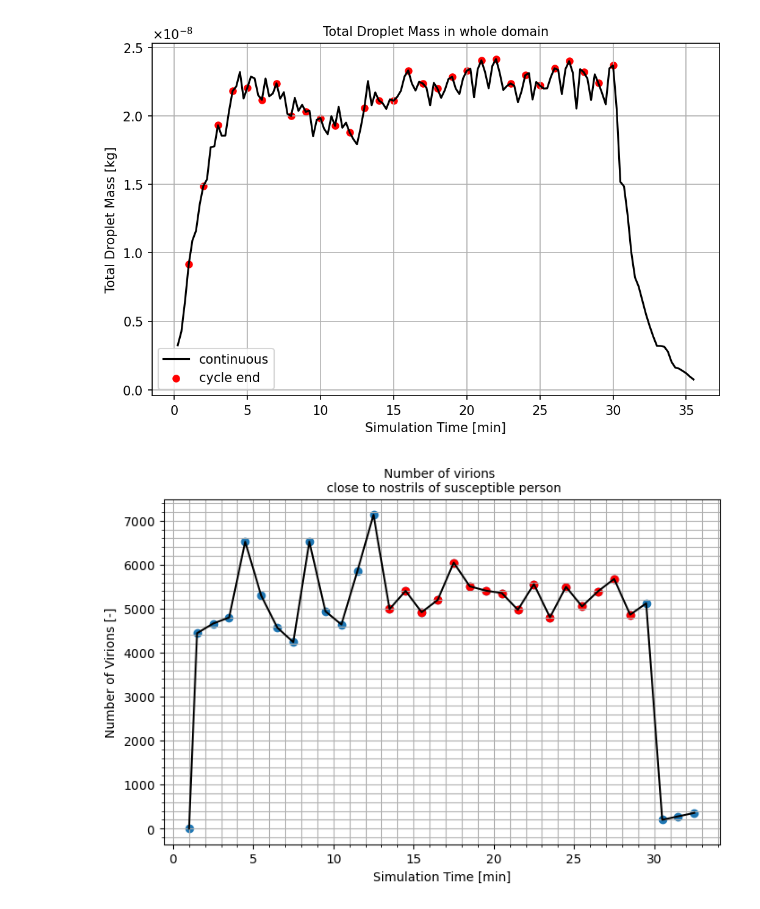
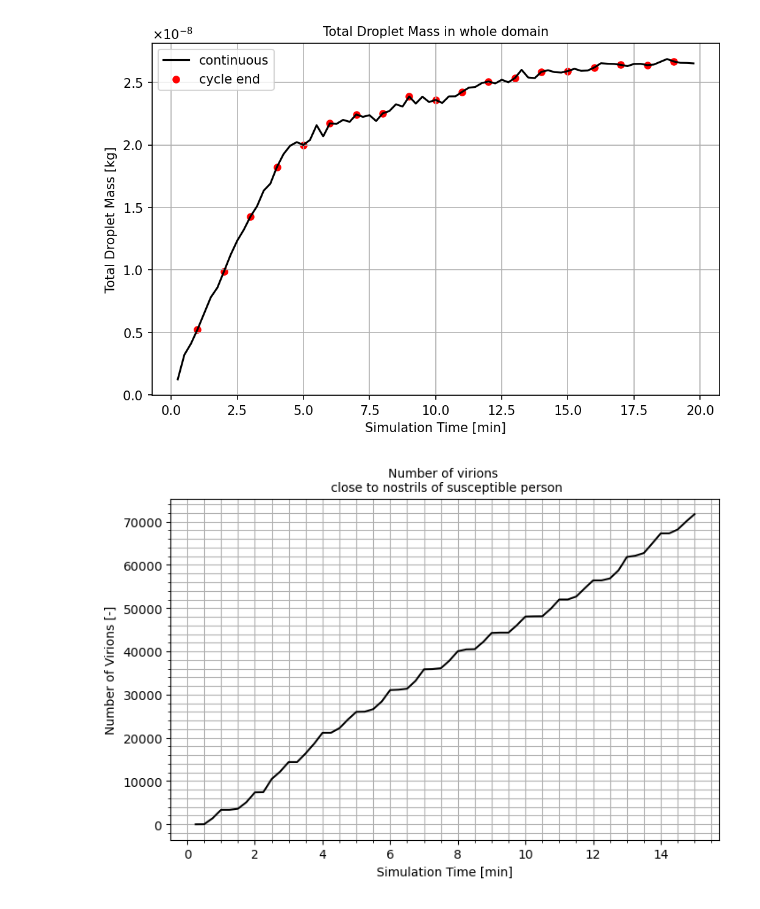
Before and after one commit to shyam97/COVIDVentilation, a Jupyter notebook: concentrate.ipynb, the cells around one changed output. Drawn from its saved outputs; the diff is of its cells as text; code cells hidden in the pictures.

```diff
--- a/concentrate.ipynb
+++ b/concentrate.ipynb
@@ -7,7 +7,7 @@ from scipy.interpolate import griddata
 from mpl_toolkits.axes_grid1 import make_axes_locatable
 import matplotlib.ticker as mtick
 # %%
-datalocation = 'closedRoom_30um'
+datalocation = 'natural_10um'
 foldername = '../'+ datalocation + '/Plane Output'
 
 # ------------------------------------
@@ -25,13 +25,13 @@ foldername = '../'+ datalocation + '/Plane Output'
 xmin = 0
 xmax = 4
 
-ymin = 1 #1.2
-ymax = 2 #1.25
+ymin = 0 #1.2
+ymax = 3 #1.25
 
 zmin = 0
 zmax = 3
 # %%
-times = np.arange(15,2140,step=15)
+times = np.arange(15,1200,step=15)
 dpms = []
 nvir = []
 
@@ -51,7 +51,7 @@ for i,v in enumerate(times):
             if count>1:
                 values = lines.split()
                 if float(values[2])>=ymin and float(values[2])<=ymax:
-                    val1+=float(values[8])*float(values[10])
+                        val1+=float(values[8])*float(values[10])
 
                 if float(values[1])>=2.585 and float(values[1])<=2.615:
                     if float(values[2])>=1.24 and float(values[2])<=1.26:
@@ -70,6 +70,24 @@ nvir = np.array(nvir)
 
 times2 = np.array(times2)
 dpms2 = np.array(dpms2)
+
+
+filename1 = '../'+ datalocation + '/dpms.csv'
+filename2 = '../'+ datalocation + '/dpms2.csv'
+filetimes1 = '../'+ datalocation + '/times.csv'
+filetimes2 = '../'+ datalocation + '/times2.csv'
+
+
+# filename1 = '../'+ datalocation + '/delay_dpms.csv'
+# filename2 = '../'+ datalocation + '/delay_dpms2.csv'
+# filetimes1 = '../'+ datalocation + '/delay_times.csv'
+# filetimes2 = '../'+ datalocation + '/delay_times2.csv'
+
+
+np.savetxt(filename1,dpms)
+np.savetxt(filename2,dpms2)
+np.savetxt(filetimes1,times)
+np.savetxt(filetimes2,times2)
 # %%
 d = nvir/16000
 
@@ -104,21 +122,22 @@ axs.set_title('Total Droplet Mass in whole domain', fontsize=10)
 plt.grid(which='major')
 # plt.grid(which='minor',linestyle=':')
 # %% [output]
-[figure, old version]
+[figure, new version]
 # %%
 fig,axs = plt.subplots(nrows=1, ncols=1, num=1, figsize=(8,5),dpi=100)
 axs.ticklabel_format(style='sci',axis='y', useMathText=True)
-axs.plot(timeshalf/60,nvir_normal,'k')
-axs.scatter(timeshalf/60,nvir_normal,marker='o')
-axs.scatter(times_stable/60,nvir_stable,marker='o',c='r')
+axs.plot(times/60,nvir,'k')
+# axs.plot(timeshalf/60,nvir_normal,'k')
+# axs.scatter(timeshalf/60,nvir_normal,marker='o')
+# axs.scatter(times_stable/60,nvir_stable,marker='o',c='r')
 axs.set_xlabel('Simulation Time [min]')
 axs.set_ylabel('Number of Virions [-]')
 axs.set_title('Number of virions \n close to nostrils of susceptible person', fontsize=10)
 plt.minorticks_on()
 plt.grid(which='major')
 plt.grid(which='minor',linestyle='-')
 # %% [output]
-[figure, old version]
+[figure, new version]
 # %%
 fig,ax = plt.subplots(num=1, figsize=(5,5),dpi=150)
 p = ax.plot(times/60,P*100,'k',label='all')
```
Also changed, not shown: parts of 6 cells of this notebook.
